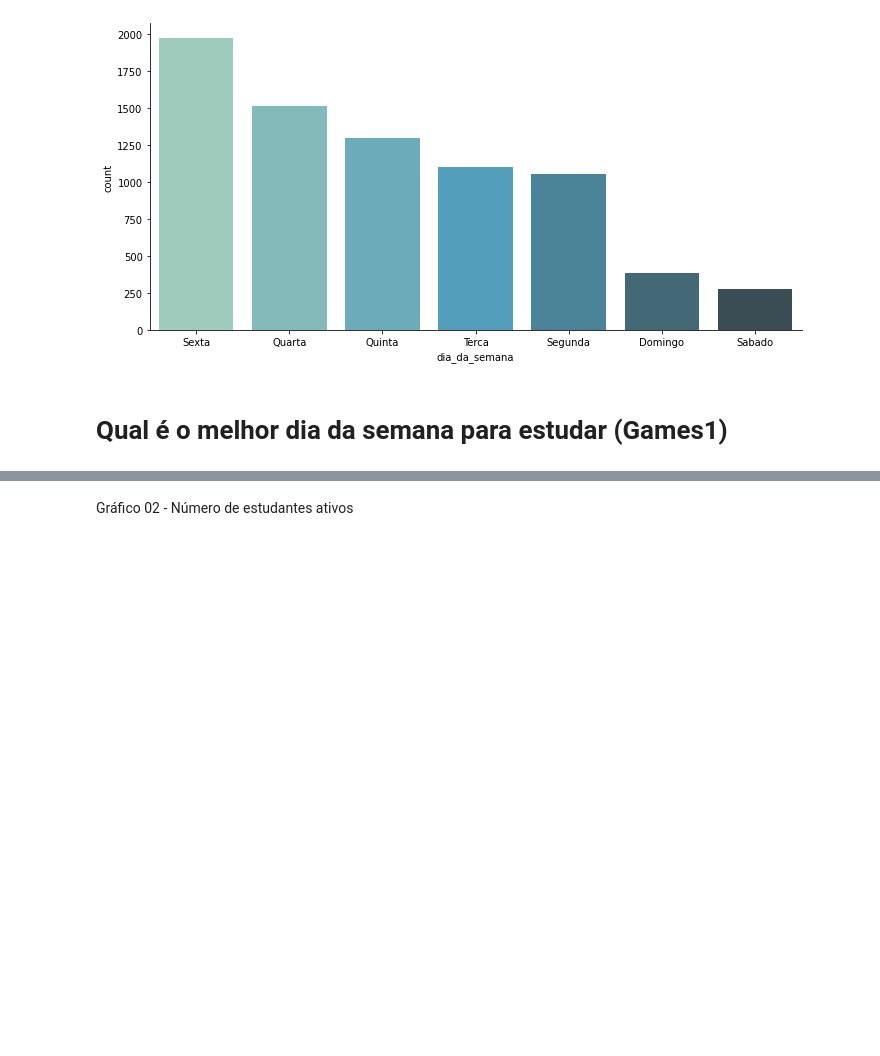
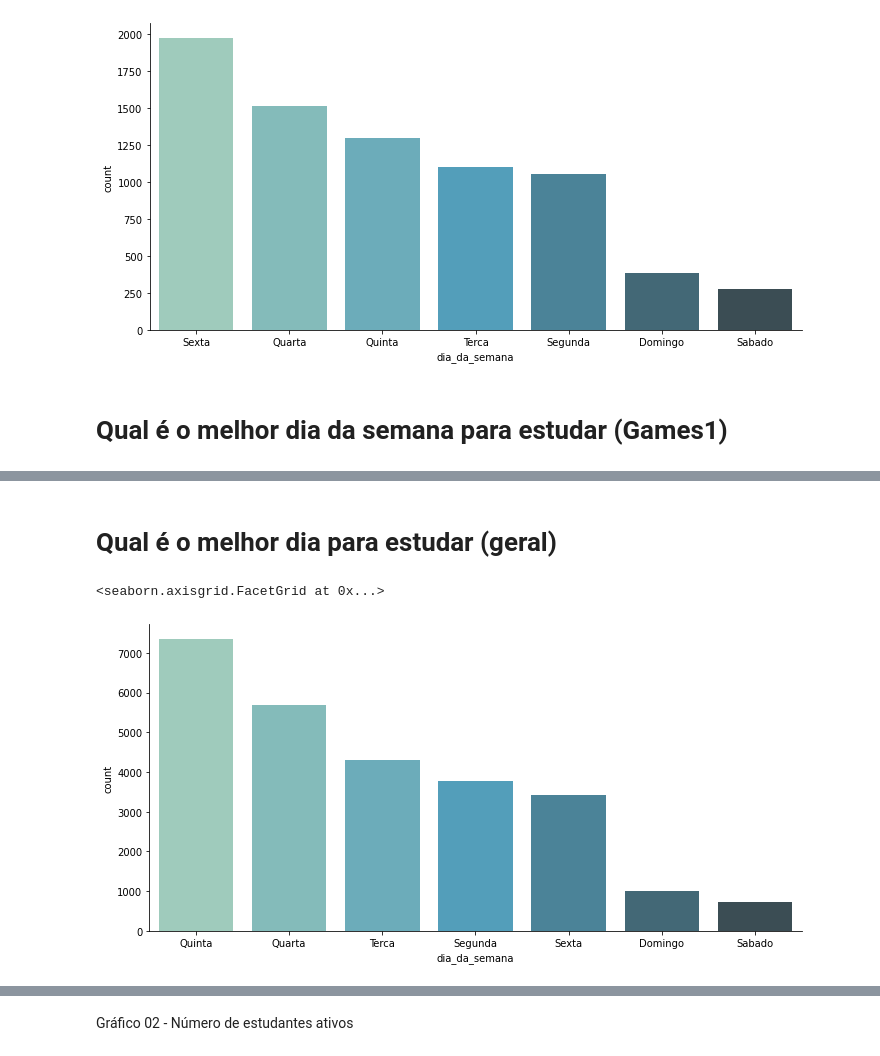
Before and after one commit to marcelopaludetto/aulao-datascience, a Jupyter notebook: aulaoDataScience_atualizado.ipynb, the cells around one changed output, grey strips where cells are left out. Cells and saved outputs as stored; diff of their text form; code cells hidden in the pictures; blank space fills up the shorter version.

```diff
--- a/aulaoDataScience_atualizado.ipynb
+++ b/aulaoDataScience_atualizado.ipynb
@@ -489,0 +490,13 @@ sns.catplot(x = "dia_da_semana", data = alunosAtivosDaSemana[i].query('Trilha ==
+# %% [markdown]
+# Qual é o melhor dia para estudar (geral)
+# %%
+new_df = pd.concat(([alunosAtivosDaSemana[i].query('Trilha == "Games2"') for i in range(N)]))
+# %%
+sns.catplot(x = "dia_da_semana", data = new_df,
+            kind="count",
+            aspect=2,
+            palette="GnBu_d",
+            order = new_df.dia_da_semana.value_counts().index)
+# %% [output]
+<seaborn.axisgrid.FacetGrid at 0x...>
+[figure, added]
```
Also changed, not shown: parts of 5 cells of this notebook.
